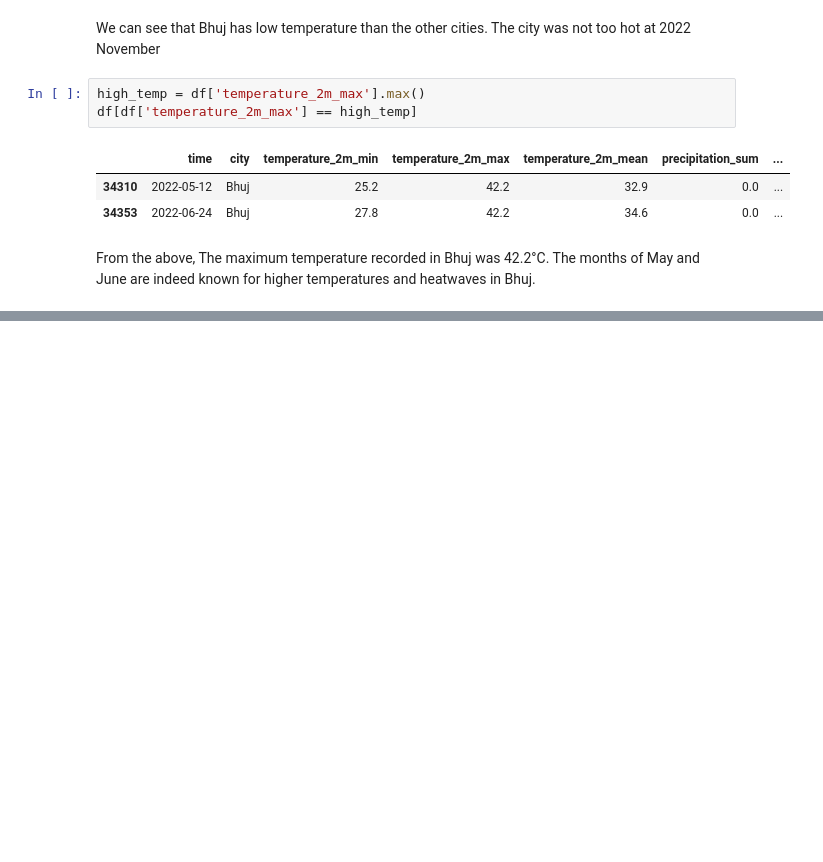
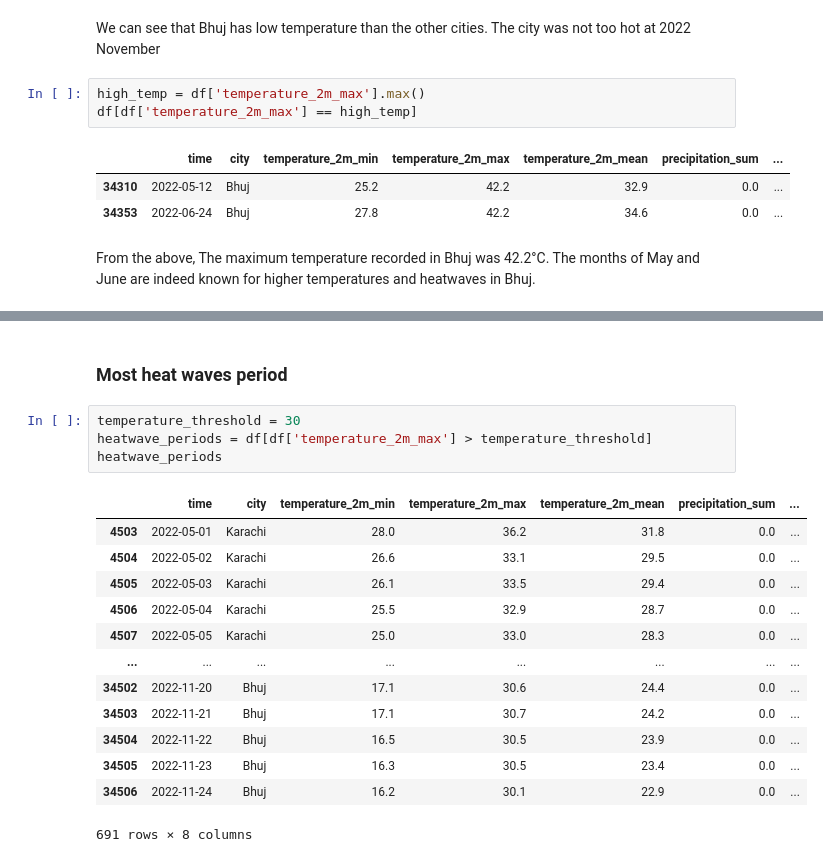
Before and after one commit to OmdenaAI/karachi-pakistan-weather-prediction, a Jupyter notebook: src/tasks/task-2-EDA/Temperature comparison .ipynb, the cells around one changed output, grey strips where cells are left out. Cells and saved outputs as stored; diff of their text form; blank space fills up the shorter version.

```diff
--- a/src/tasks/task-2-EDA/Temperature comparison .ipynb
+++ b/src/tasks/task-2-EDA/Temperature comparison .ipynb
@@ -113,0 +147,20 @@ fig3.show()
+# %% [markdown]
+### Most heat waves period
+# %%
+temperature_threshold = 30
+heatwave_periods = df[df['temperature_2m_max'] > temperature_threshold]
+heatwave_periods
+# %% [output]
+|  | time | city | temperature_2m_min | temperature_2m_max | temperature_2m_mean | precipitation_sum | ... |
+| 4503 | 2022-05-01 | Karachi | 28.0 | 36.2 | 31.8 | 0.0 | ... |
+| 4504 | 2022-05-02 | Karachi | 26.6 | 33.1 | 29.5 | 0.0 | ... |
+| 4505 | 2022-05-03 | Karachi | 26.1 | 33.5 | 29.4 | 0.0 | ... |
+| 4506 | 2022-05-04 | Karachi | 25.5 | 32.9 | 28.7 | 0.0 | ... |
+| 4507 | 2022-05-05 | Karachi | 25.0 | 33.0 | 28.3 | 0.0 | ... |
+| ... | ... | ... | ... | ... | ... | ... | ... |
+| 34502 | 2022-11-20 | Bhuj | 17.1 | 30.6 | 24.4 | 0.0 | ... |
+| 34503 | 2022-11-21 | Bhuj | 17.1 | 30.7 | 24.2 | 0.0 | ... |
+| 34504 | 2022-11-22 | Bhuj | 16.5 | 30.5 | 23.9 | 0.0 | ... |
+| 34505 | 2022-11-23 | Bhuj | 16.3 | 30.5 | 23.4 | 0.0 | ... |
+| 34506 | 2022-11-24 | Bhuj | 16.2 | 30.1 | 22.9 | 0.0 | ... |
+691 rows × 8 columns
```
Also changed, not shown: parts of 19 cells of this notebook.
